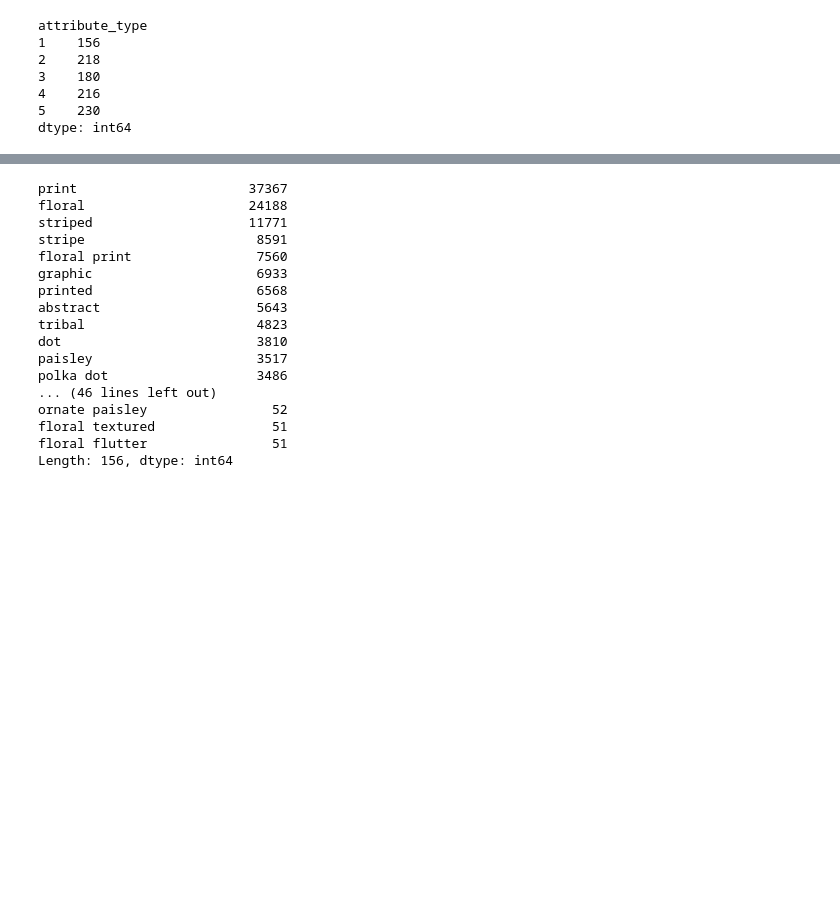
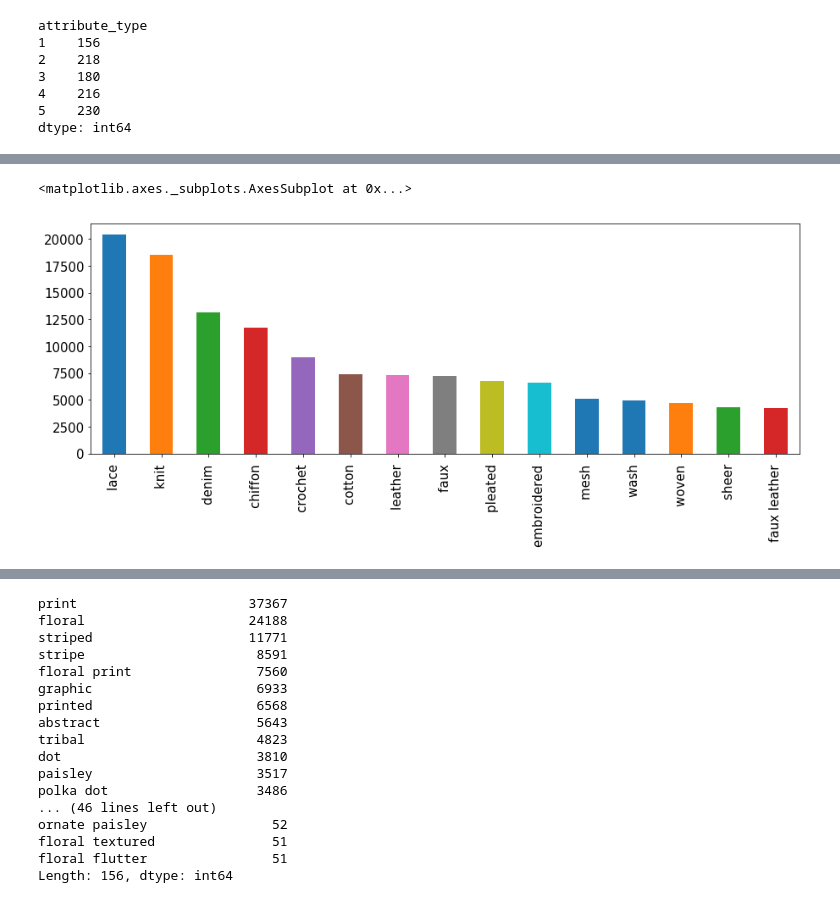
Before and after one commit to starsuzi/deep-fashion, a Jupyter notebook: make_csv.ipynb, the cells around one changed output, grey strips where cells are left out. Drawn from its saved outputs; the diff is of its cells as text; code cells hidden in the pictures; blank space fills up the shorter version.

Commit message:
df_attr_type() updated

```diff
--- a/make_csv.ipynb
+++ b/make_csv.ipynb
@@ -177,0 +211,19 @@ dtype: int64
+# %%
+def df_attr_type(attr_type, i):
+
+    df_attr_type = ('df_attr_'+attr_type)
+    lst_attr_type = ('lst_attr_'+attr_type)
+    attr_type_frequency = (attr_type+'_frequency')
+    attr_type_frequency_sort = (attr_type+'_frequency_sort')
+
+    df_attr_type = df_attr_cloth[(df_attr_cloth.attribute_type == i)]
+
+    lst_attr_type = ['image_name']+ (df_attr_type['attribute_name '].values.tolist())
+    df_attr_type = pd.DataFrame(df_attr_img, columns=lst_attr_type)
+    attr_type_frequency = (df_attr_type.iloc[:,1:] == 1).sum(axis=0)
+    attr_type_frequency_sort = attr_type_frequency.sort_values(ascending = False)
+
+
+    return df_attr_type, lst_attr_type, attr_type_frequency, attr_type_frequency_sort
+# %%
+df_attr_type, lst_attr_type, attr_type_frequency, attr_type_frequency_sort = df_attr_type('texture', 1)
@@ -177,0 +235,7 @@ dtype: int64
+# %%
+df_attr_type, lst_attr_type, attr_type_frequency, attr_type_frequency_sort = df_attr_type('fabric', 2)
+# %%
+attr_type_frequency_sort[:15].plot(kind = 'bar', figsize=(15,5), fontsize = 15)
+# %% [output]
+<matplotlib.axes._subplots.AxesSubplot at 0x...>
+[figure, added]
```
Also changed, not shown: parts of 10 cells of this notebook, 1 other file.
